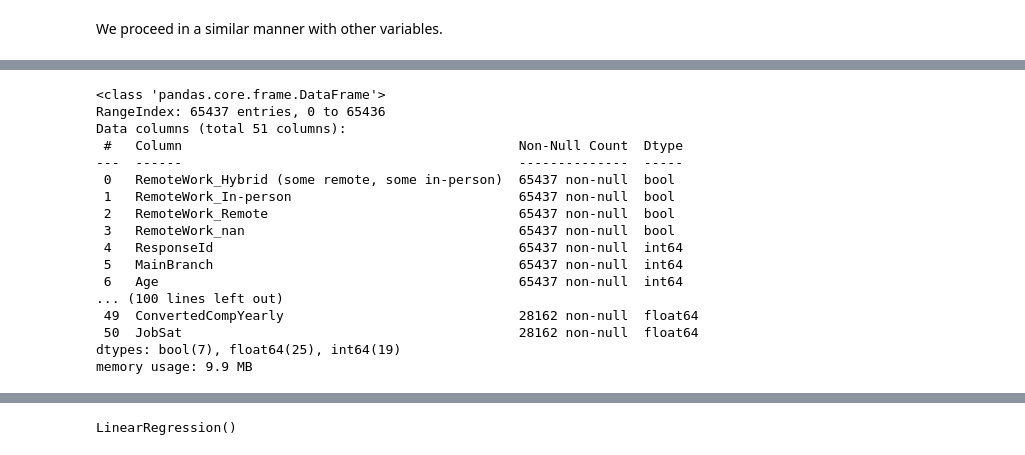
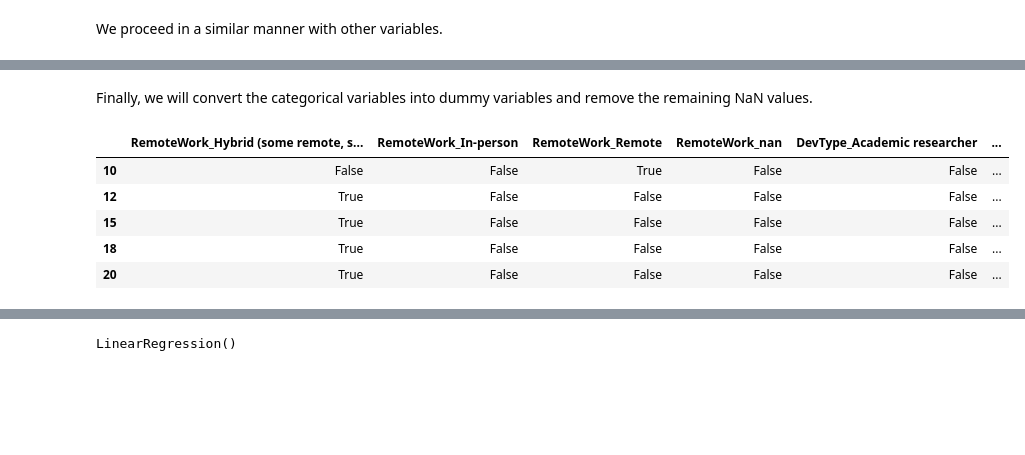
Before and after one commit to LucWill/so_satisfaction, a Jupyter notebook: Learning_Satisfaction.ipynb, the cells around one changed output, grey strips where cells are left out. Drawn from its saved outputs; the diff is of its cells as text; code cells hidden in the pictures; blank space fills up the shorter version.

```diff
--- a/Learning_Satisfaction.ipynb
+++ b/Learning_Satisfaction.ipynb
@@ -212,0 +205,11 @@ memory usage: 25.1+ MB
+# %%
+
+nan_not_in_A = df.isna().apply(lambda x: ((~df['JobSat'].isna()) & (x)).sum())
+result = nan_not_in_A.reset_index()
+result.columns = ['Column', 'NaNs_not_in_common_with_A']
+
+pd.set_option('display.max_rows', None)
+pd.set_option('display.max_columns', None)
+print(result)
+pd.reset_option('display.max_rows')
+pd.reset_option('display.max_columns')
@@ -213 +236,3 @@ memory usage: 25.1+ MB
+# %% [markdown]
+Finally, we will convert the categorical variables into dummy variables and remove the remaining NaN values.
 # %%
@@ -217,23 +246,10 @@ df_dum = pd.concat([df_dum_1, df_dum_2], axis=1)
-# %%
-df_cleaned = df_dum.dropna()
-df_dum.info()
-df_cleaned.info()
-# %% [output]
-<class 'pandas.core.frame.DataFrame'>
-RangeIndex: 65437 entries, 0 to 65436
-Data columns (total 51 columns):
- #   Column                                           Non-Null Count  Dtype
----  ------                                           --------------  -----
- 0   RemoteWork_Hybrid (some remote, some in-person)  65437 non-null  bool
- 1   RemoteWork_In-person                             65437 non-null  bool
- 2   RemoteWork_Remote                                65437 non-null  bool
- 3   RemoteWork_nan                                   65437 non-null  bool
- 4   ResponseId                                       65437 non-null  int64
- 5   MainBranch                                       65437 non-null  int64
- 6   Age                                              65437 non-null  int64
-... (100 lines left out)
- 49  ConvertedCompYearly                              28162 non-null  float64
- 50  JobSat                                           28162 non-null  float64
-dtypes: bool(7), float64(25), int64(19)
-memory usage: 9.9 MB
+# %%
+df_cleaned.head()
+# %% [output]
+|  | RemoteWork_Hybrid (some remote, s... | RemoteWork_In-person | RemoteWork_Remote | RemoteWork_nan | DevType_Academic researcher | ... |
+| 10 | False | False | True | False | False | ... |
+| 12 | True | False | False | False | False | ... |
+| 15 | True | False | False | False | False | ... |
+| 18 | True | False | False | False | False | ... |
+| 20 | True | False | False | False | False | ... |
 # %%
```
Also changed, not shown: parts of 45 cells of this notebook.
